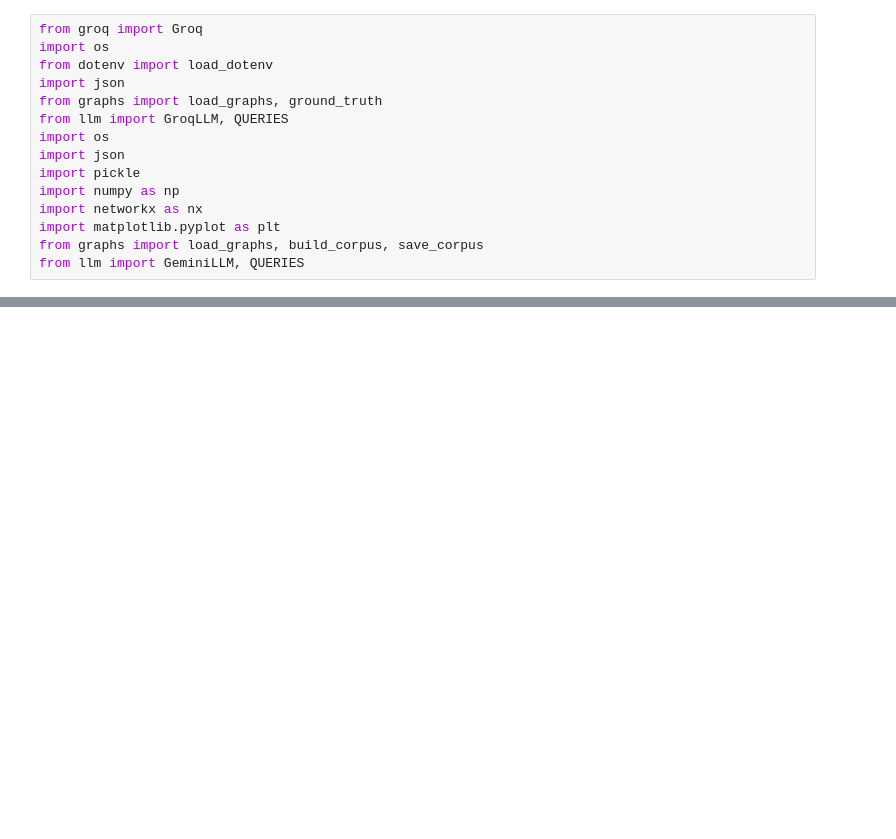
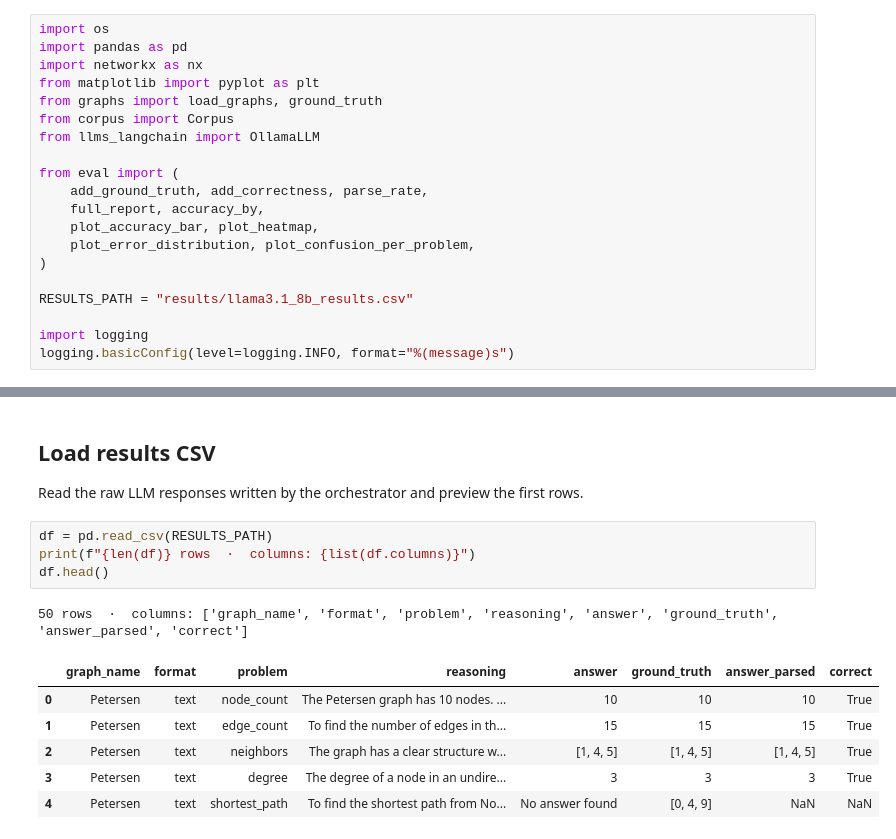
Before and after one commit to bendjafer/llm-gqp, a Jupyter notebook: main.ipynb, the cells around one changed output, grey strips where cells are left out. Cells and saved outputs as stored; diff of their text form; blank space fills up the shorter version.

Commit message:
Migration to langchain : Added enhancements to the pipeline

```diff
--- a/main.ipynb
+++ b/main.ipynb
@@ -1,16 +6,21 @@
 # %%
-from groq import Groq
 import os
-from dotenv import load_dotenv
-import json
+import pandas as pd
+import networkx as nx
+from matplotlib import pyplot as plt
 from graphs import load_graphs, ground_truth
-from llm import GroqLLM, QUERIES
-import os
-import json
-import pickle
-import numpy as np
-import networkx as nx
-import matplotlib.pyplot as plt
-from graphs import load_graphs, build_corpus, save_corpus
-from llm import GeminiLLM, QUERIES
+from corpus import Corpus
+from llms_langchain import OllamaLLM
+
+from eval import (
+    add_ground_truth, add_correctness, parse_rate,
+    full_report, accuracy_by,
+    plot_accuracy_bar, plot_heatmap,
+    plot_error_distribution, plot_confusion_per_problem,
+)
+
+RESULTS_PATH = "results/llama3.1_8b_results.csv"
+
+import logging
+logging.basicConfig(level=logging.INFO, format="%(message)s")
 # %%
@@ -162,0 +128,15 @@ Saved → results/evaluation.json
+# %% [markdown]
+## Load results CSV
+Read the raw LLM responses written by the orchestrator and preview the first rows.
+# %%
+df = pd.read_csv(RESULTS_PATH)
+print(f"{len(df)} rows  ·  columns: {list(df.columns)}")
+df.head()
+# %% [output]
+50 rows  ·  columns: ['graph_name', 'format', 'problem', 'reasoning', 'answer', 'ground_truth', 'answer_parsed', 'correct']
+|  | graph_name | format | problem | reasoning | answer | ground_truth | answer_parsed | correct |
+| 0 | Petersen | text | node_count | The Petersen graph has 10 nodes. ... | 10 | 10 | 10 | True |
+| 1 | Petersen | text | edge_count | To find the number of edges in th... | 15 | 15 | 15 | True |
+| 2 | Petersen | text | neighbors | The graph has a clear structure w... | [1, 4, 5] | [1, 4, 5] | [1, 4, 5] | True |
+| 3 | Petersen | text | degree | The degree of a node in an undire... | 3 | 3 | 3 | True |
+| 4 | Petersen | text | shortest_path | To find the shortest path from No... | No answer found | [0, 4, 9] | NaN | NaN |
```
Also changed, not shown: parts of 23 cells of this notebook, 12 other files.
